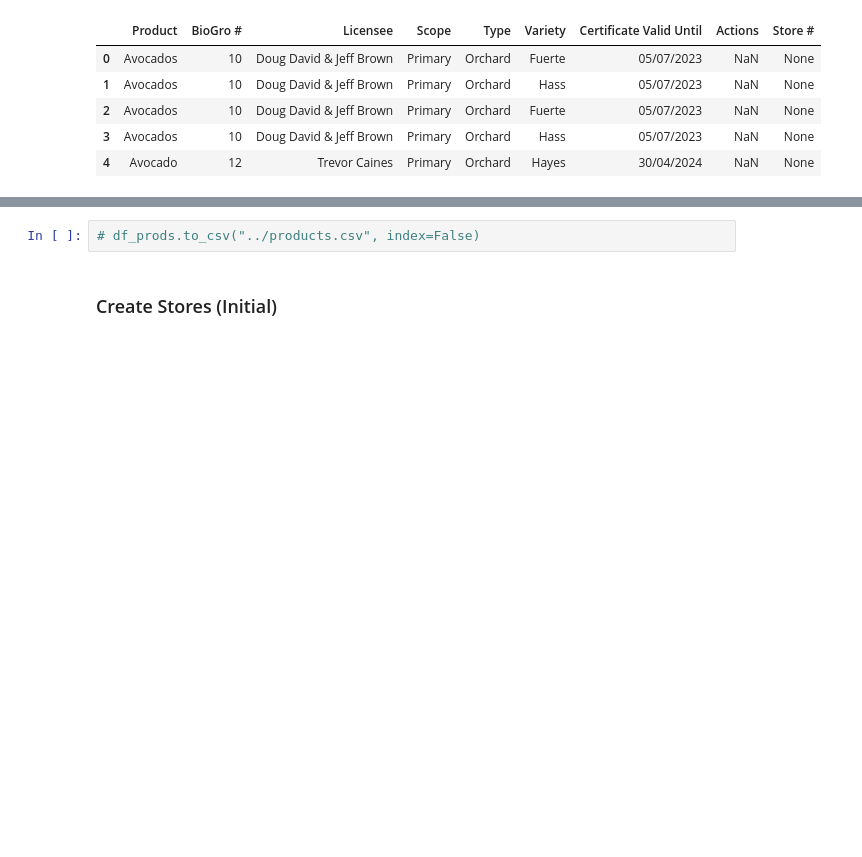
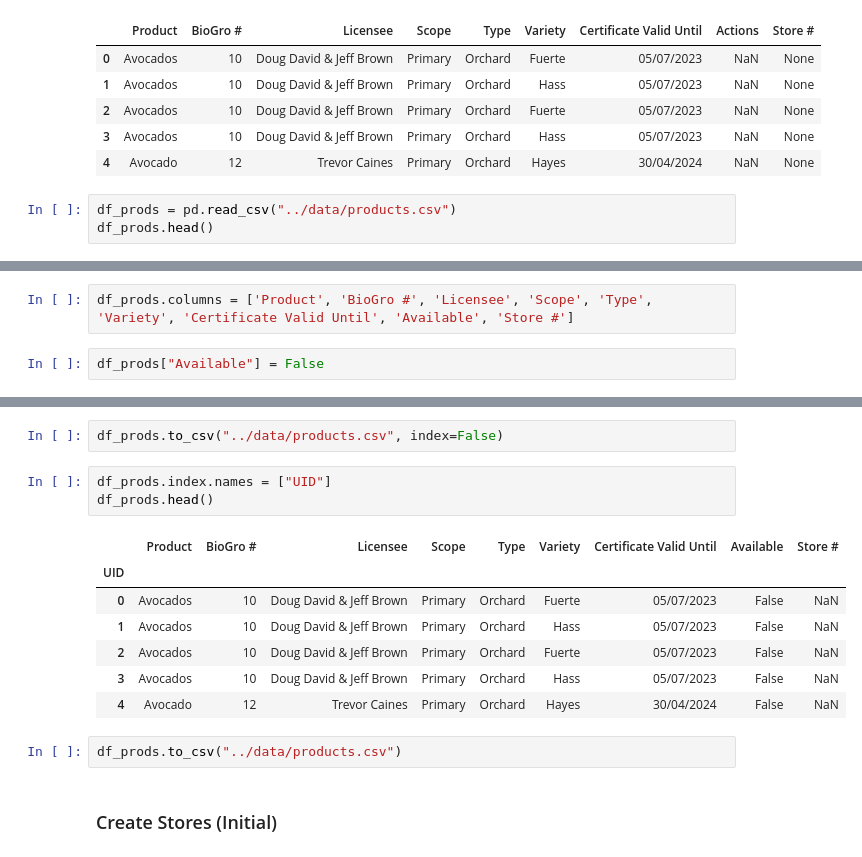
Before and after one commit to godfather-is-me/GDI-BioGro, a Jupyter notebook: map/testing.ipynb, the cells around one changed output, grey strips where cells are left out. Drawn from its saved outputs; the diff is of its cells as text; blank space fills up the shorter version.

Commit message:
added more stores

```diff
--- a/map/testing.ipynb
+++ b/map/testing.ipynb
@@ -87,3 +87,6 @@ df_prods.head()
 | 2 | Avocados | 10 | Doug David & Jeff Brown | Primary | Orchard | Fuerte | 05/07/2023 | NaN | None |
 | 3 | Avocados | 10 | Doug David & Jeff Brown | Primary | Orchard | Hass | 05/07/2023 | NaN | None |
 | 4 | Avocado | 12 | Trevor Caines | Primary | Orchard | Hayes | 30/04/2024 | NaN | None |
+# %%
+df_prods = pd.read_csv("../data/products.csv")
+df_prods.head()
@@ -89,0 +106,4 @@ df_prods.head()
+# %%
+df_prods.columns = ['Product', 'BioGro #', 'Licensee', 'Scope', 'Type', 'Variety', 'Certificate Valid Until', 'Available', 'Store #']
+# %%
+df_prods["Available"] = False
@@ -90,5 +119,18 @@ df_prods.head()
 # %%
-# df_prods.to_csv("../products.csv", index=False)
+df_prods.to_csv("../data/products.csv", index=False)
+# %%
+df_prods.index.names = ["UID"]
+df_prods.head()
+# %% [output]
+|  | Product | BioGro # | Licensee | Scope | Type | Variety | Certificate Valid Until | Available | Store # |
+| UID |  |  |  |  |  |  |  |  |  |
+| 0 | Avocados | 10 | Doug David & Jeff Brown | Primary | Orchard | Fuerte | 05/07/2023 | False | NaN |
+| 1 | Avocados | 10 | Doug David & Jeff Brown | Primary | Orchard | Hass | 05/07/2023 | False | NaN |
+| 2 | Avocados | 10 | Doug David & Jeff Brown | Primary | Orchard | Fuerte | 05/07/2023 | False | NaN |
+| 3 | Avocados | 10 | Doug David & Jeff Brown | Primary | Orchard | Hass | 05/07/2023 | False | NaN |
+| 4 | Avocado | 12 | Trevor Caines | Primary | Orchard | Hayes | 30/04/2024 | False | NaN |
+# %%
+df_prods.to_csv("../data/products.csv")
 # %% [markdown]
 ### Create Stores (Initial)
 # %%
```
Also changed, not shown: parts of 9 cells of this notebook, 1 other file.
